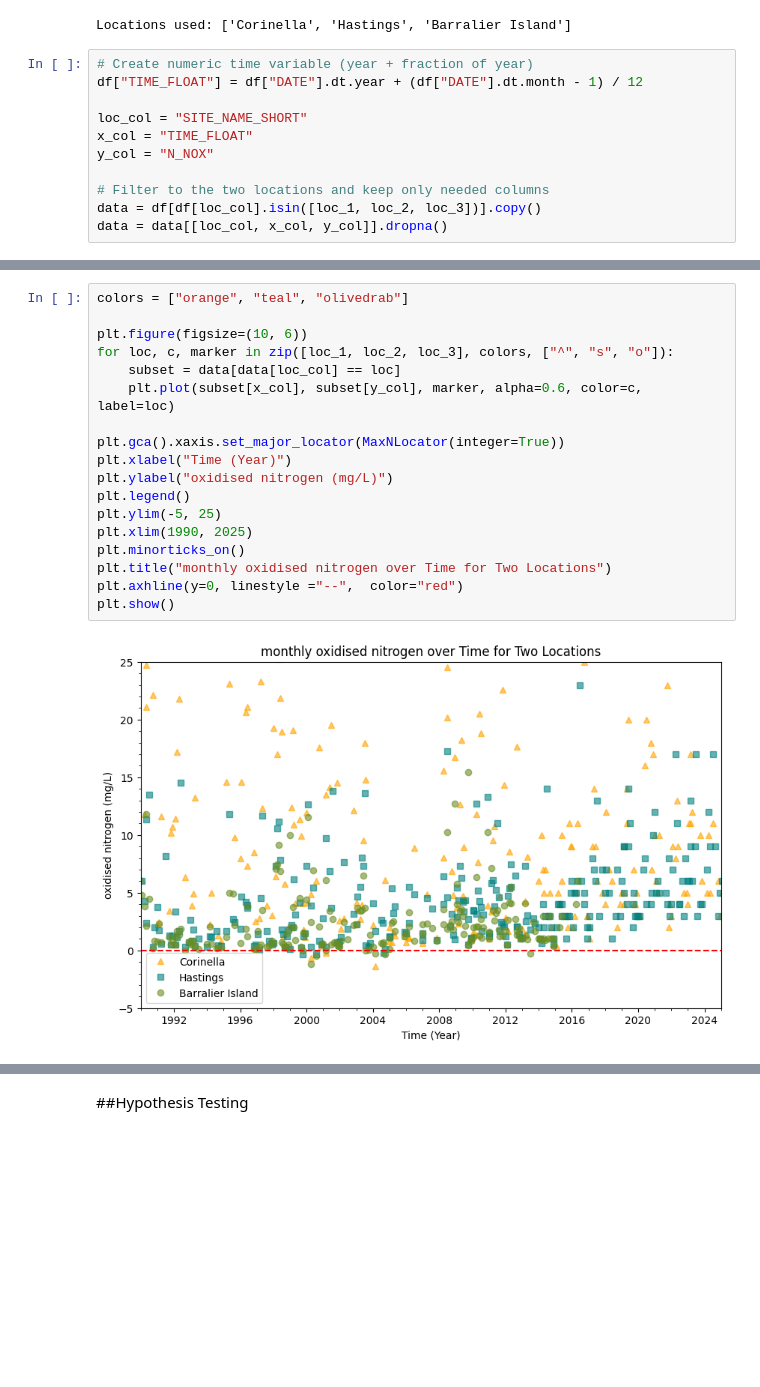
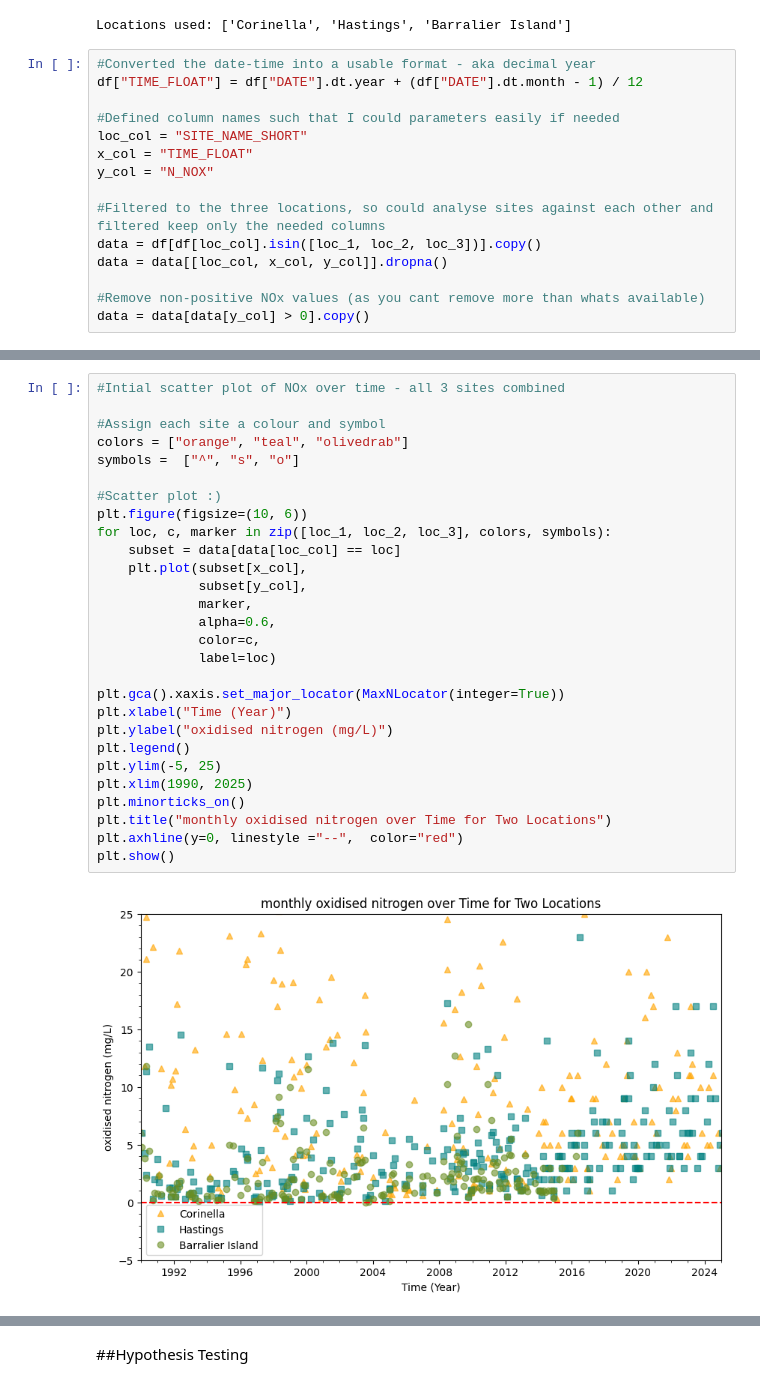
Before and after one commit to me1-3/Emsc2010-A3, a Jupyter notebook: Copy_of_a3_oxidised_nitrogen.ipynb, the cells around one changed output, grey strips where cells are left out. Cells and saved outputs as stored; diff of their text form; blank space fills up the shorter version.

```diff
--- a/Copy_of_a3_oxidised_nitrogen.ipynb
+++ b/Copy_of_a3_oxidised_nitrogen.ipynb
@@ -171,13 +178,17 @@ print("Locations used:", loc_types)
 # %% [output]
 Locations used: ['Corinella', 'Hastings', 'Barralier Island']
 # %%
-# Create numeric time variable (year + fraction of year)
+#Converted the date-time into a usable format - aka decimal year
 df["TIME_FLOAT"] = df["DATE"].dt.year + (df["DATE"].dt.month - 1) / 12
 
+#Defined column names such that I could parameters easily if needed
 loc_col = "SITE_NAME_SHORT"
 x_col = "TIME_FLOAT"
 y_col = "N_NOX"
 
-# Filter to the two locations and keep only needed columns
+#Filtered to the three locations, so could analyse sites against each other and filtered keep only the needed columns
 data = df[df[loc_col].isin([loc_1, loc_2, loc_3])].copy()
 data = data[[loc_col, x_col, y_col]].dropna()
+
+#Remove non-positive NOx values (as you cant remove more than whats available)
+data = data[data[y_col] > 0].copy()
@@ -193,20 +199,30 @@ Data handling:
 # %%
+#Intial scatter plot of NOx over time - all 3 sites combined
+
+#Assign each site a colour and symbol
 colors = ["orange", "teal", "olivedrab"]
+symbols =  ["^", "s", "o"]
 
+#Scatter plot :)
 plt.figure(figsize=(10, 6))
-for loc, c, marker in zip([loc_1, loc_2, loc_3], colors, ["^", "s", "o"]):
+for loc, c, marker in zip([loc_1, loc_2, loc_3], colors, symbols):
     subset = data[data[loc_col] == loc]
-    plt.plot(subset[x_col], subset[y_col], marker, alpha=0.6, color=c, label=loc)
+    plt.plot(subset[x_col],
+             subset[y_col],
+             marker,
+             alpha=0.6,
+             color=c,
+             label=loc)
 
 plt.gca().xaxis.set_major_locator(MaxNLocator(integer=True))
 plt.xlabel("Time (Year)")
 plt.ylabel("oxidised nitrogen (mg/L)")
 plt.legend()
 plt.ylim(-5, 25)
 plt.xlim(1990, 2025)
 plt.minorticks_on()
 plt.title("monthly oxidised nitrogen over Time for Two Locations")
 plt.axhline(y=0, linestyle ="--",  color="red")
 plt.show()
 # %% [output]
-[figure, old version]
+[figure, new version]
```
Also changed, not shown: parts of 38 cells of this notebook.
